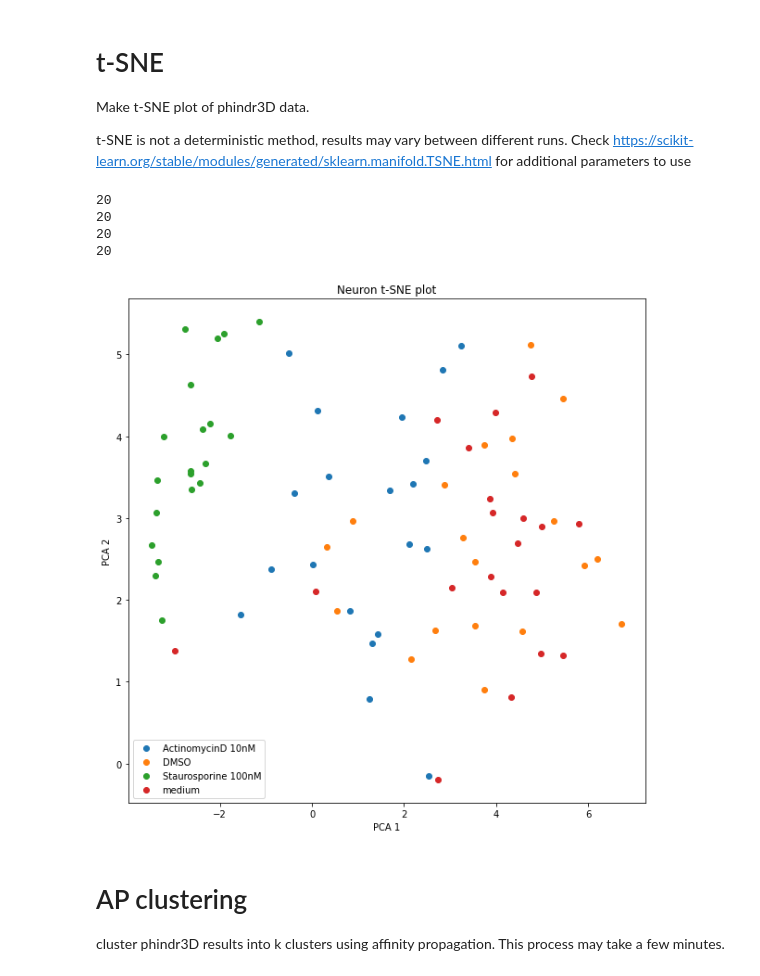
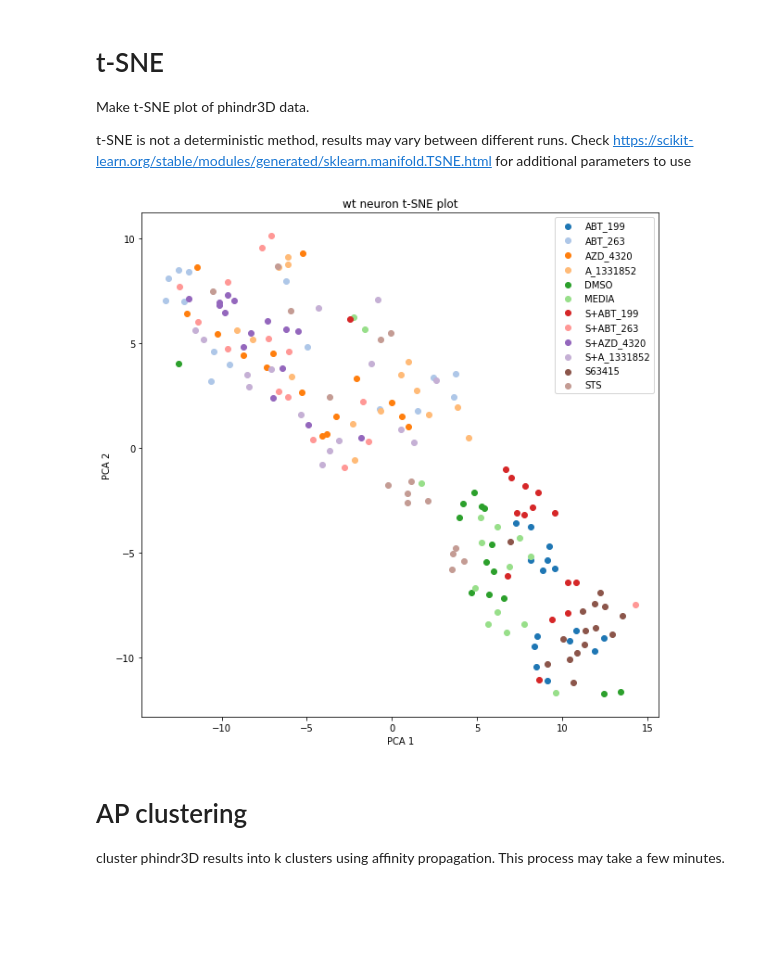
Before and after one commit to teolemay/Phindr3D-python, a Jupyter notebook: phindr3d_clustering.ipynb, the cells around one changed output. Drawn from its saved outputs; the diff is of its cells as text; code cells hidden in the pictures; blank space fills up the shorter version.

Commit message:
Add files via upload
no changes, just putting here to be sure

```diff
--- a/phindr3d_clustering.ipynb
+++ b/phindr3d_clustering.ipynb
@@ -18,18 +20,21 @@ Load saved image feature file and filter as needed.
 # %%
 #path to csv file: EDIT HERE
 folder = r''
-filename = 'neuronimagefeatures.csv'
+filename = 'jamesneuron.csv'
 
-Filter_NaN =  False #filter out images with "Not a number" megavoxel frequencies (happens when no megavoxels found)
+Filter_NaN = True #filter out images with "Not a number" megavoxel frequencies (happens when no megavoxels found)
 
 #file loading
 if len(folder) != 0:
     filename = folder + '\\' + filename
 
-image_feature_data = pd.read_csv(filename, index_col=0) #need to skip first row because an unnamed row gets added somehow when saving the data.
+image_feature_data_raw = pd.read_csv(filename, index_col=0)
+image_feature_data_raw.loc[pd.isna(image_feature_data_raw['Treatment']), 'Treatment'] = 'RR' #special line just for james data because treatmen column is pd.NA
+
+
 if Filter_NaN:
-    image_feature_data = image_feature_data.dropna()
+    image_feature_data_raw = image_feature_data_raw.dropna()
 
 from IPython.display import display
-display(image_feature_data)
+display(image_feature_data_raw)
 # %% [output]
@@ -104,7 +139,7 @@ Number of images: 80
 Make sammon map of Phindr3D data
 # %%
 #plot parameters: EDIT HERE
-title = 'Neuron Sammon map'
+title = 'wt neuron Sammon map'
 xlabel = 'PCA 1'
 ylabel = 'PCA 2'
 
@@ -113,14 +148,14 @@ y = imageIDs
 z = treatments
 
 S, E = clu.sammon(X, 2)
+print(S.shape)
 
-plt.figure(figsize=(10,10))
+fig, ax = plt.subplots(figsize=(10,10))
 for treat in Utreatments:
-    plt.scatter(S[z==treat, 0], S[z==treat, 1], label=treat)
-    print(np.sum(z==treat))
-plt.legend()
-plt.title(title)
-plt.xlabel(xlabel)
-plt.ylabel(ylabel)
+    ax.scatter(S[z==treat, 0], S[z==treat, 1], label=treat)
+ax.legend()
+ax.set_title(title)
+ax.set_xlabel(xlabel)
+ax.set_ylabel(ylabel)
 plt.show()
 # %% [output]
@@ -139,10 +171,10 @@ See https://scikit-learn.org/stable/modules/generated/sklearn.decomposition.Kern
 #set as 'linear' for linear PCA, 'rbf' for gaussian kernel,
 #'sigmoid' for sigmoid kernel,
 #'cosine' for cosine kernel
-func = 'sigmoid'
+func = 'linear'
 
 #plot parameters: EDIT HERE
-title = 'Neuron PCA plot'
+title = 'wt neuron PCA plot'
 xlabel = 'PCA 1'
 ylabel = 'PCA 2'
 
@@ -161,7 +193,6 @@ P = pca.fit(X_show).transform(X_show)
 plt.figure(figsize=(10,10))
 for treat in Utreatments:
     plt.scatter(P[z==treat, 0], P[z==treat, 1], label=treat)
-    print(np.sum(z==treat))
 plt.legend()
 plt.title(title)
 plt.xlabel(xlabel)
@@ -181,33 +208,28 @@ Make t-SNE plot of phindr3D data.
 t-SNE is not a deterministic method, results may vary between different runs. Check https://scikit-learn.org/stable/modules/generated/sklearn.manifold.TSNE.html for additional parameters to use
 # %%
 #plot parameters: EDIT HERE
-title = 'Neuron t-SNE plot'
+title = 'wt neuron t-SNE plot'
 xlabel = 'PCA 1'
 ylabel = 'PCA 2'
 
 
 X = MV_freqs
 y = imageIDs
 z = treatments
 
 from sklearn.manifold import TSNE
 T = TSNE(n_components=2).fit_transform(X) #can edit here from tsne documentation.
 
 plt.figure(figsize=(10,10))
 for treat in Utreatments:
     plt.scatter(T[z==treat, 0], T[z==treat, 1], label=treat)
-    print(np.sum(z==treat))
 plt.legend()
 plt.title(title)
 plt.xlabel(xlabel)
 plt.ylabel(ylabel)
 plt.show()
 # %% [output]
-20
-20
-20
-20
-[figure, old version]
+[figure, new version]
 # %% [markdown]
 # AP clustering
 cluster phindr3D results into k clusters using affinity propagation. This process may take a few minutes.
```
Also changed, not shown: parts of 14 cells of this notebook.
